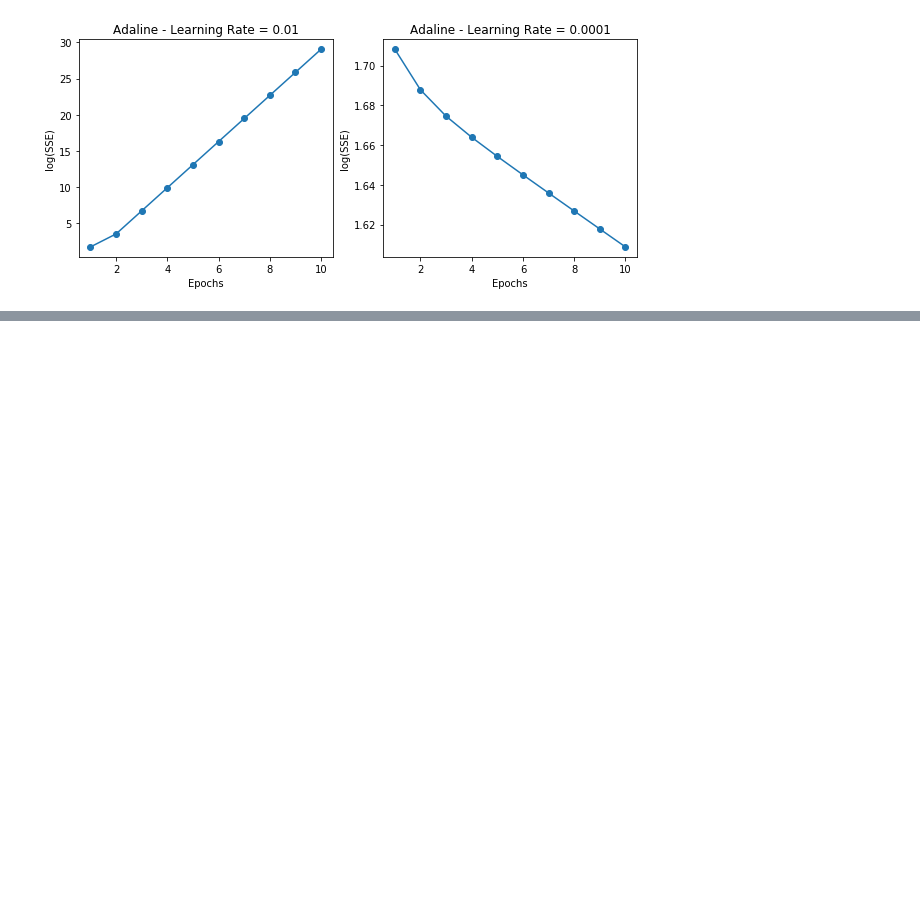
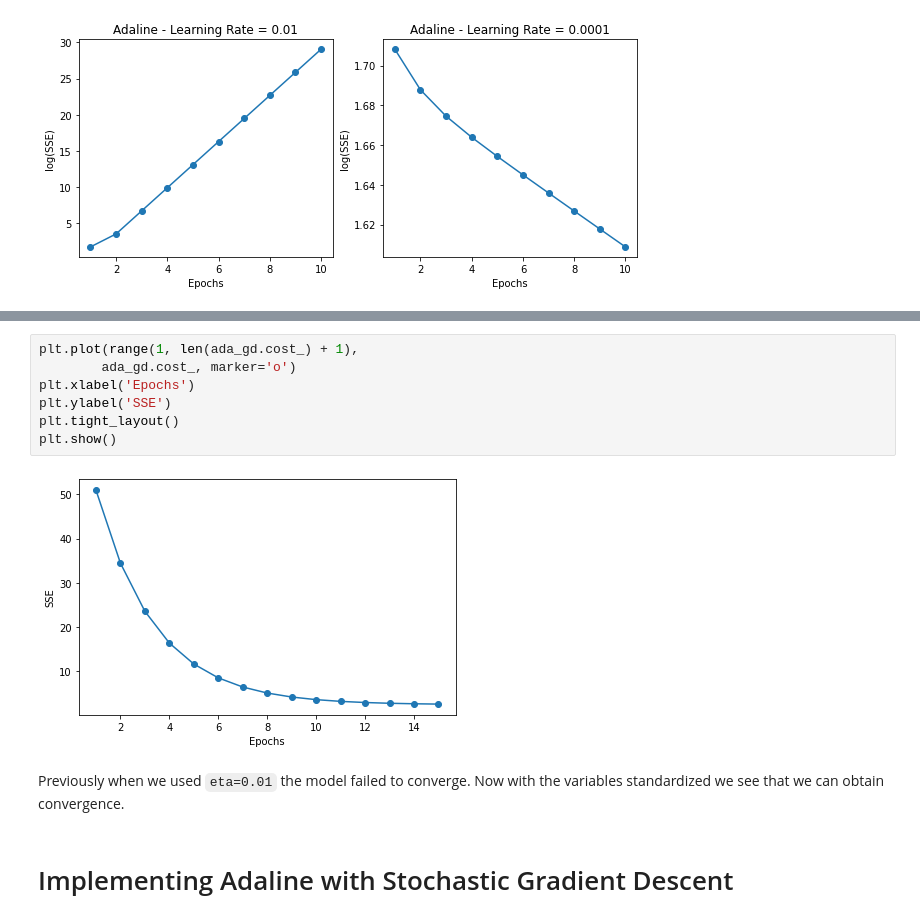
Before and after one commit to mfalcioni1/python-ml, a Jupyter notebook: chapter-2/ch02.ipynb, the cells around one changed output, grey strips where cells are left out. Drawn from its saved outputs; the diff is of its cells as text; blank space fills up the shorter version.

```diff
--- a/chapter-2/ch02.ipynb
+++ b/chapter-2/ch02.ipynb
@@ -226,0 +302,13 @@ plt.show()
+# %%
+plt.plot(range(1, len(ada_gd.cost_) + 1),
+        ada_gd.cost_, marker='o')
+plt.xlabel('Epochs')
+plt.ylabel('SSE')
+plt.tight_layout()
+plt.show()
+# %% [output]
+[figure, added]
+# %% [markdown]
+Previously when we used `eta=0.01` the model failed to converge. Now with the variables standardized we see that we can obtain convergence.
+# %% [markdown]
+# Implementing Adaline with Stochastic Gradient Descent
```
Also changed, not shown: parts of 16 cells of this notebook, 2 other files.
